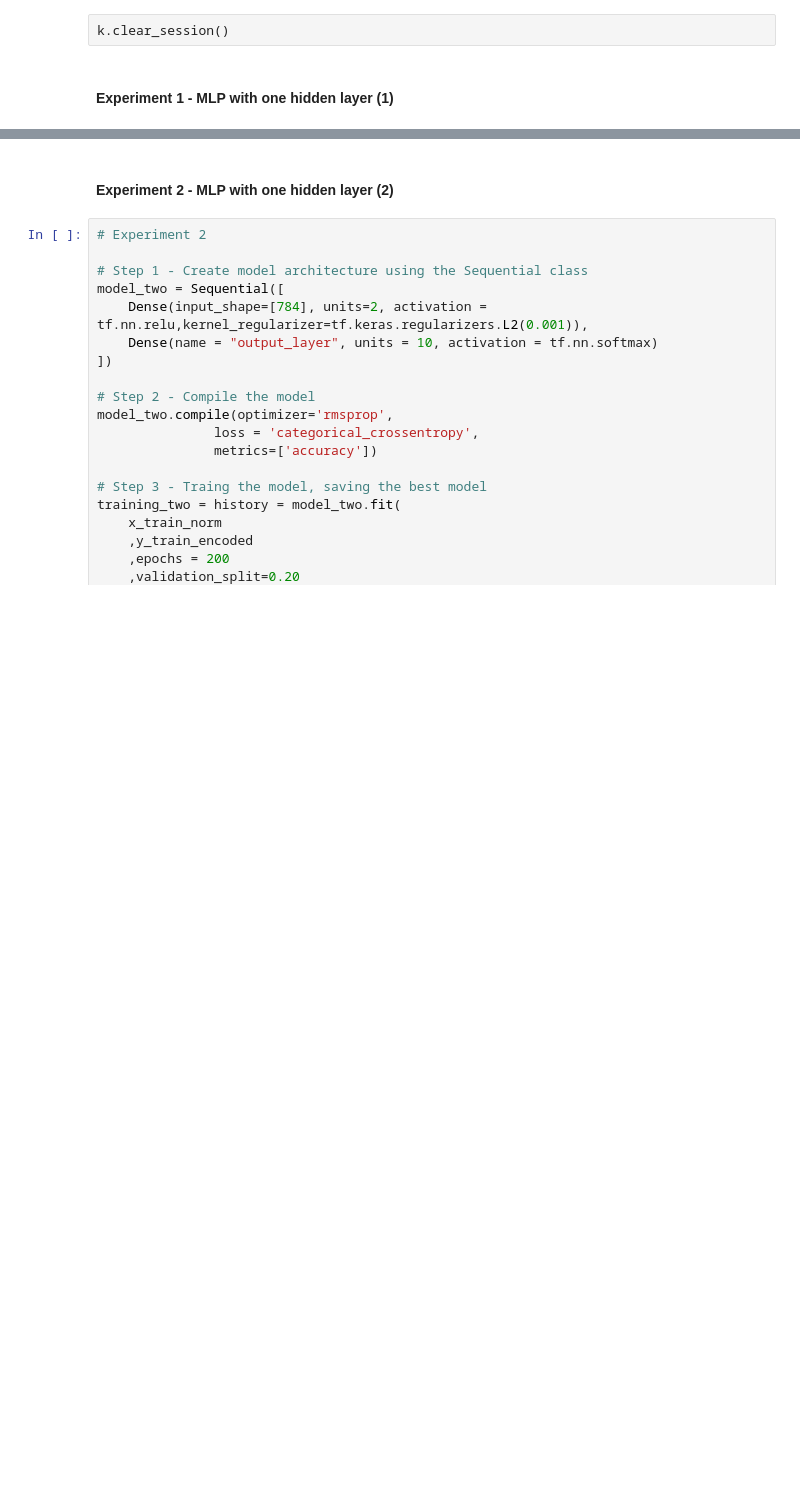
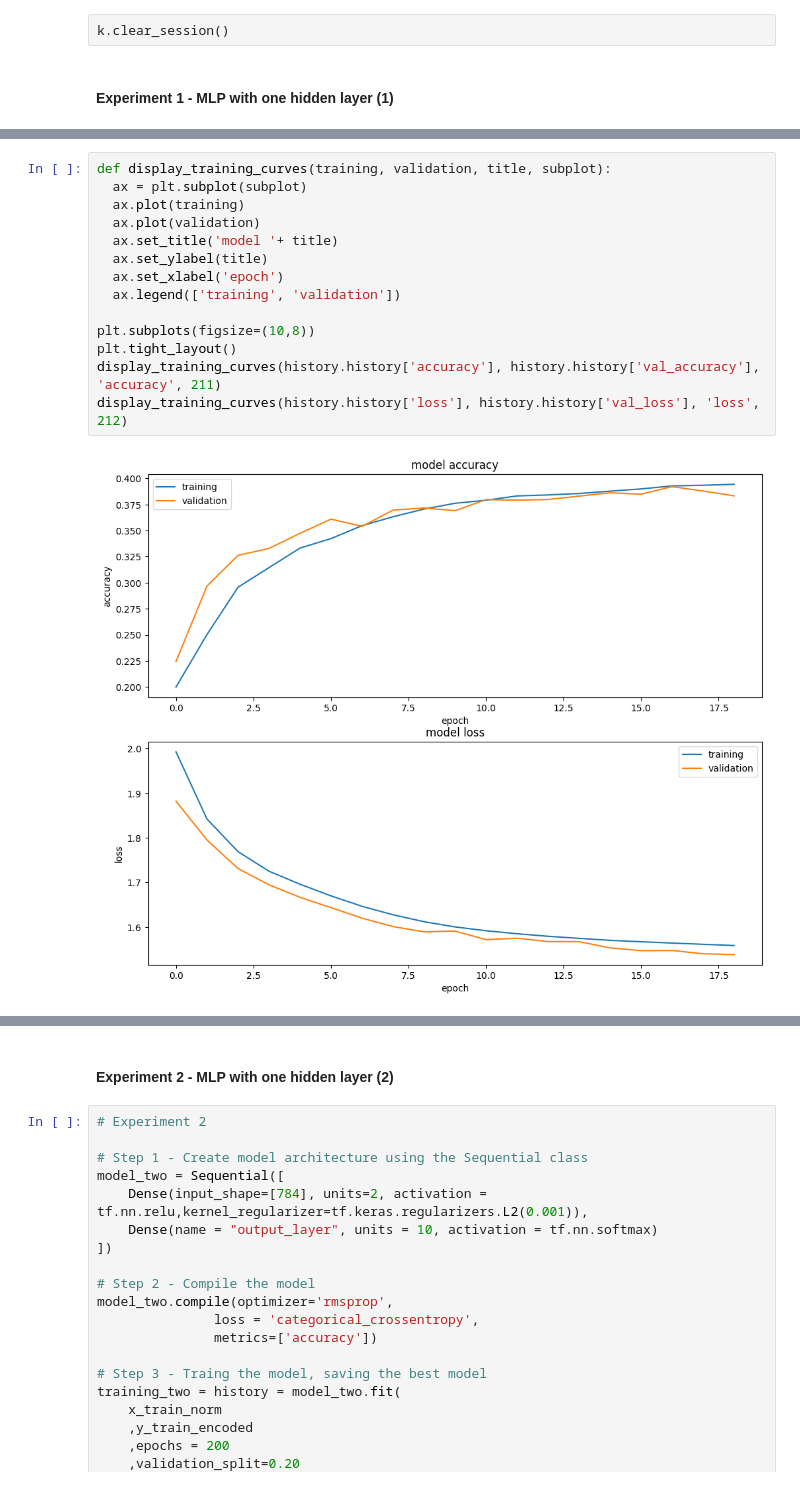
Before and after one commit to hayashady/NU_MSDS, a Jupyter notebook: 458 - Artificial Intelligence & Deep Learning/458.3 - Simple Neural Networks: Architecture & Design Principles/Assignment1Hayashi.ipynb, the cells around one changed output, grey strips where cells are left out. Cells and saved outputs as stored; diff of their text form; blank space fills up the shorter version.

Commit message:
458.A1 - Added ml classification model performance

```diff
--- a/458 - Artificial Intelligence & Deep Learning/458.3 - Simple Neural Networks: Architecture & Design Principles/Assignment1Hayashi.ipynb
+++ b/458 - Artificial Intelligence & Deep Learning/458.3 - Simple Neural Networks: Architecture & Design Principles/Assignment1Hayashi.ipynb
@@ -238,0 +284,16 @@ Epoch 15/200
+# %%
+def display_training_curves(training, validation, title, subplot):
+  ax = plt.subplot(subplot)
+  ax.plot(training)
+  ax.plot(validation)
+  ax.set_title('model '+ title)
+  ax.set_ylabel(title)
+  ax.set_xlabel('epoch')
+  ax.legend(['training', 'validation'])
+
+plt.subplots(figsize=(10,8))
+plt.tight_layout()
+display_training_curves(history.history['accuracy'], history.history['val_accuracy'], 'accuracy', 211)
+display_training_curves(history.history['loss'], history.history['val_loss'], 'loss', 212)
+# %% [output]
+[figure, added]
```
Also changed, not shown: parts of 10 cells of this notebook, 2 other files.
